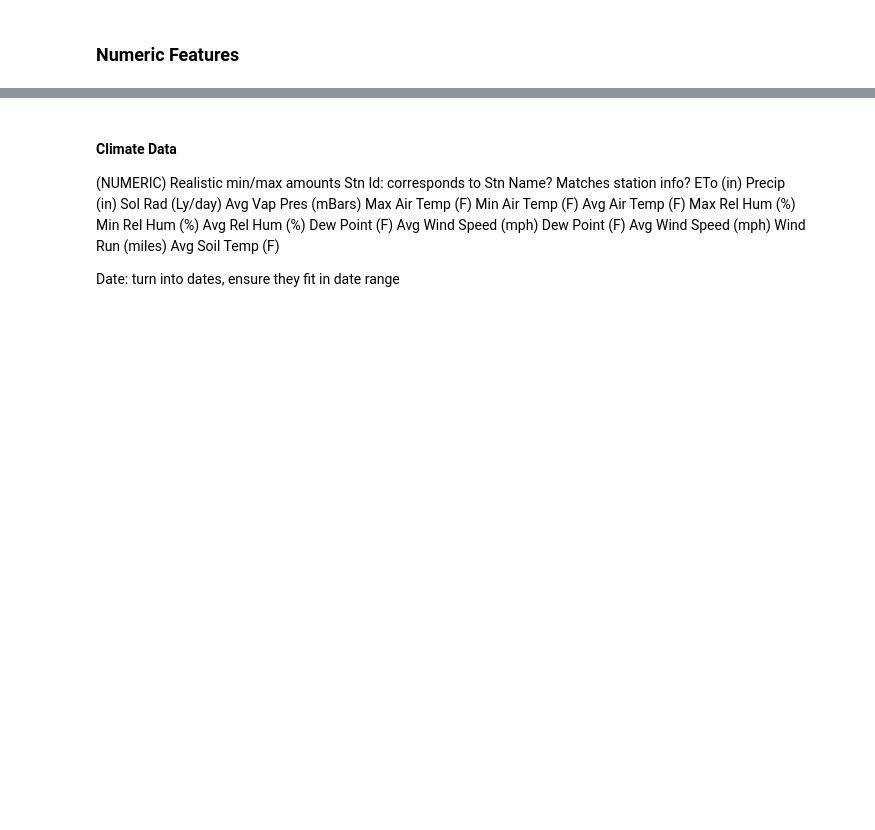
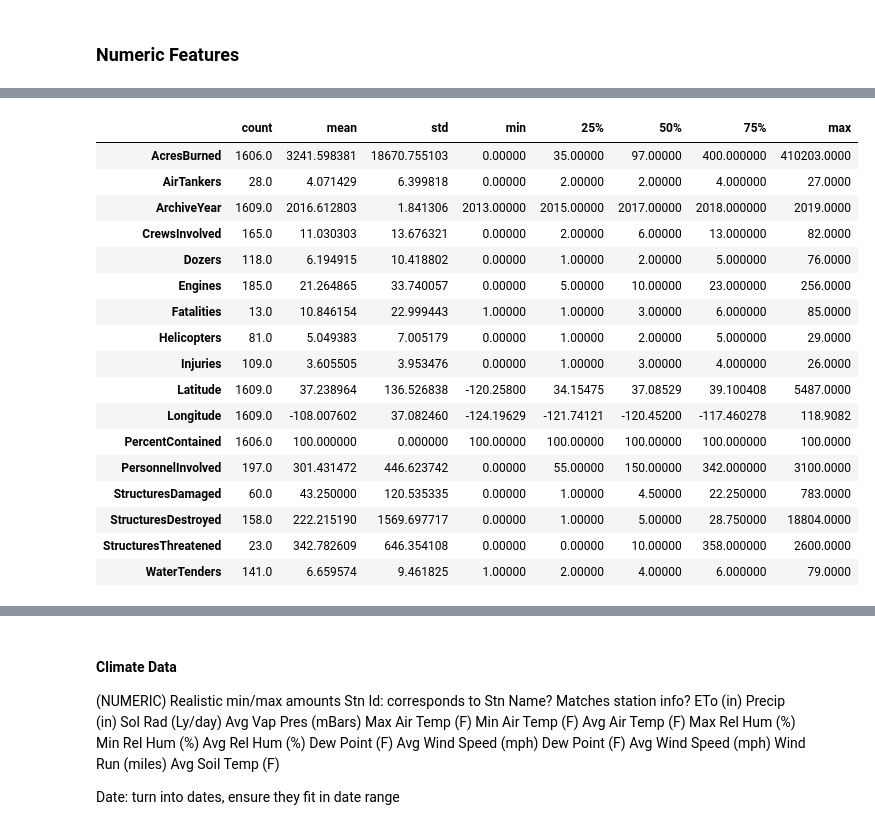
Before and after one commit to raechiang/Capstone-Wildfire, a Jupyter notebook: notebooks/1.0-rc-data-wrangling.ipynb, the cells around one changed output, grey strips where cells are left out. Drawn from its saved outputs; the diff is of its cells as text; code cells hidden in the pictures; blank space fills up the shorter version.

```diff
--- a/notebooks/1.0-rc-data-wrangling.ipynb
+++ b/notebooks/1.0-rc-data-wrangling.ipynb
@@ -532,0 +693,21 @@ Updated
+# %%
+fire_df.describe().T
+# %% [output]
+|  | count | mean | std | min | 25% | 50% | 75% | max |
+| AcresBurned | 1606.0 | 3241.598381 | 18670.755103 | 0.00000 | 35.00000 | 97.00000 | 400.000000 | 410203.0000 |
+| AirTankers | 28.0 | 4.071429 | 6.399818 | 0.00000 | 2.00000 | 2.00000 | 4.000000 | 27.0000 |
+| ArchiveYear | 1609.0 | 2016.612803 | 1.841306 | 2013.00000 | 2015.00000 | 2017.00000 | 2018.000000 | 2019.0000 |
+| CrewsInvolved | 165.0 | 11.030303 | 13.676321 | 0.00000 | 2.00000 | 6.00000 | 13.000000 | 82.0000 |
+| Dozers | 118.0 | 6.194915 | 10.418802 | 0.00000 | 1.00000 | 2.00000 | 5.000000 | 76.0000 |
+| Engines | 185.0 | 21.264865 | 33.740057 | 0.00000 | 5.00000 | 10.00000 | 23.000000 | 256.0000 |
+| Fatalities | 13.0 | 10.846154 | 22.999443 | 1.00000 | 1.00000 | 3.00000 | 6.000000 | 85.0000 |
+| Helicopters | 81.0 | 5.049383 | 7.005179 | 0.00000 | 1.00000 | 2.00000 | 5.000000 | 29.0000 |
+| Injuries | 109.0 | 3.605505 | 3.953476 | 0.00000 | 1.00000 | 3.00000 | 4.000000 | 26.0000 |
+| Latitude | 1609.0 | 37.238964 | 136.526838 | -120.25800 | 34.15475 | 37.08529 | 39.100408 | 5487.0000 |
+| Longitude | 1609.0 | -108.007602 | 37.082460 | -124.19629 | -121.74121 | -120.45200 | -117.460278 | 118.9082 |
+| PercentContained | 1606.0 | 100.000000 | 0.000000 | 100.00000 | 100.00000 | 100.00000 | 100.000000 | 100.0000 |
+| PersonnelInvolved | 197.0 | 301.431472 | 446.623742 | 0.00000 | 55.00000 | 150.00000 | 342.000000 | 3100.0000 |
+| StructuresDamaged | 60.0 | 43.250000 | 120.535335 | 0.00000 | 1.00000 | 4.50000 | 22.250000 | 783.0000 |
+| StructuresDestroyed | 158.0 | 222.215190 | 1569.697717 | 0.00000 | 1.00000 | 5.00000 | 28.750000 | 18804.0000 |
+| StructuresThreatened | 23.0 | 342.782609 | 646.354108 | 0.00000 | 0.00000 | 10.00000 | 358.000000 | 2600.0000 |
+| WaterTenders | 141.0 | 6.659574 | 9.461825 | 1.00000 | 2.00000 | 4.00000 | 6.000000 | 79.0000 |
```
Also changed, not shown: parts of 20 cells of this notebook.
